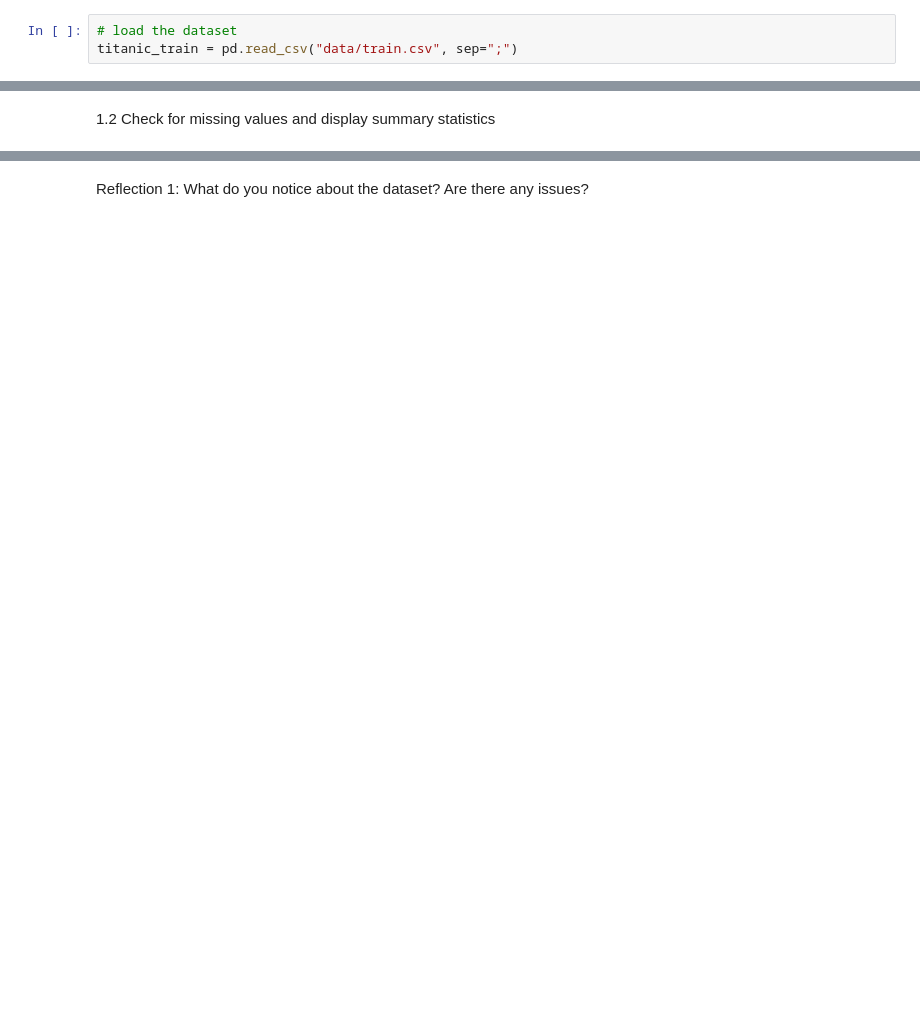
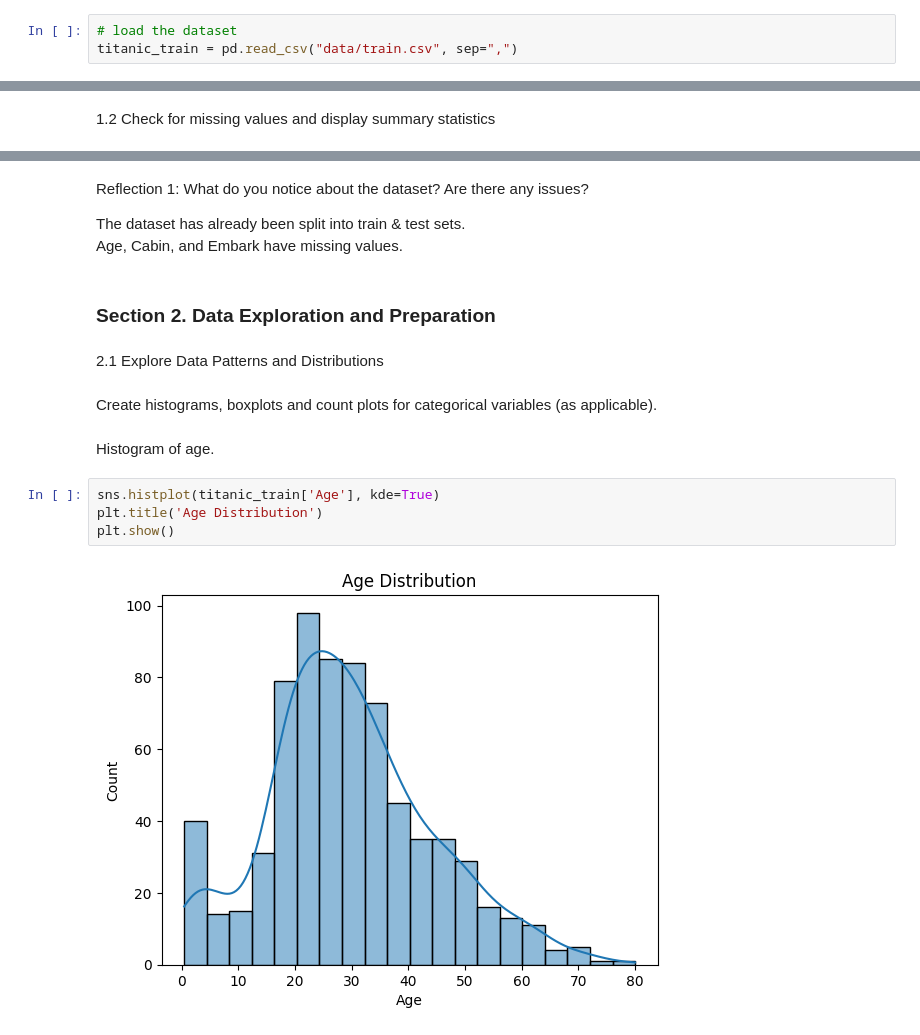
Before and after one commit to TKonkin/ml-classification-terry, a Jupyter notebook: ml_classification_terry.ipynb, the cells around one changed output, grey strips where cells are left out. Drawn from its saved outputs; the diff is of its cells as text; blank space fills up the shorter version.

```diff
--- a/ml_classification_terry.ipynb
+++ b/ml_classification_terry.ipynb
@@ -17,7 +17,7 @@ import matplotlib.pyplot as plt
 1.1 Load the dataset and display the first 10 rows
 # %%
 # load the dataset
-titanic_train = pd.read_csv("data/train.csv", sep=";")
+titanic_train = pd.read_csv("data/train.csv", sep=",")
 # %%
 # display the first 10 rows
 print(titanic_train.head(10))
@@ -53,2 +107,19 @@ freq                                                    1
 # %% [markdown]
 Reflection 1: What do you notice about the dataset?  Are there any issues?
+
+The dataset has already been split into train & test sets.
+Age, Cabin, and Embark have missing values.
+# %% [markdown]
+### Section 2. Data Exploration and Preparation
+# %% [markdown]
+2.1 Explore Data Patterns and Distributions
+# %% [markdown]
+Create histograms, boxplots and count plots for categorical variables (as applicable).
+# %% [markdown]
+Histogram of age.
+# %%
+sns.histplot(titanic_train['Age'], kde=True)
+plt.title('Age Distribution')
+plt.show()
+# %% [output]
+[figure, added]
```
Also changed, not shown: parts of 23 cells of this notebook.
